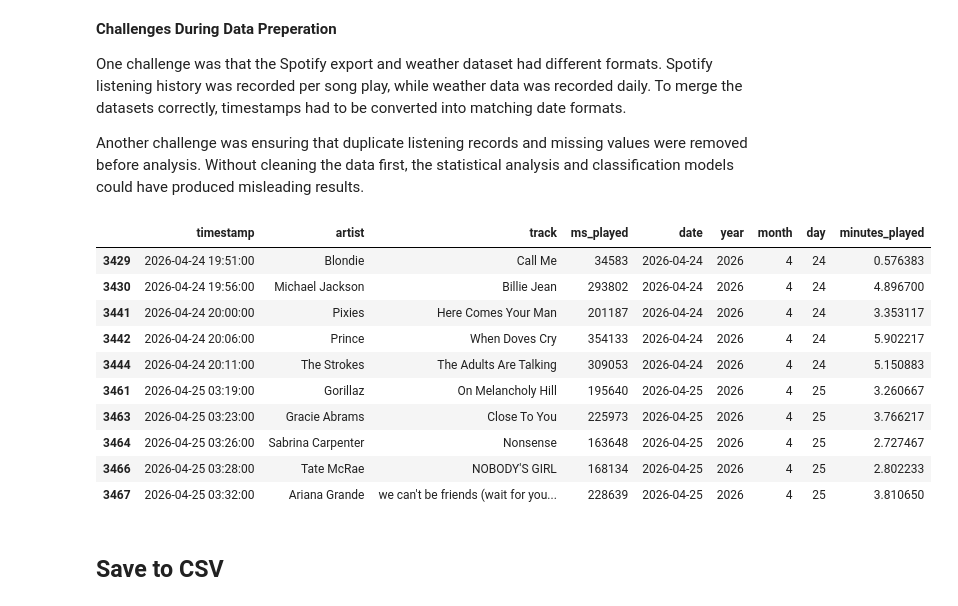
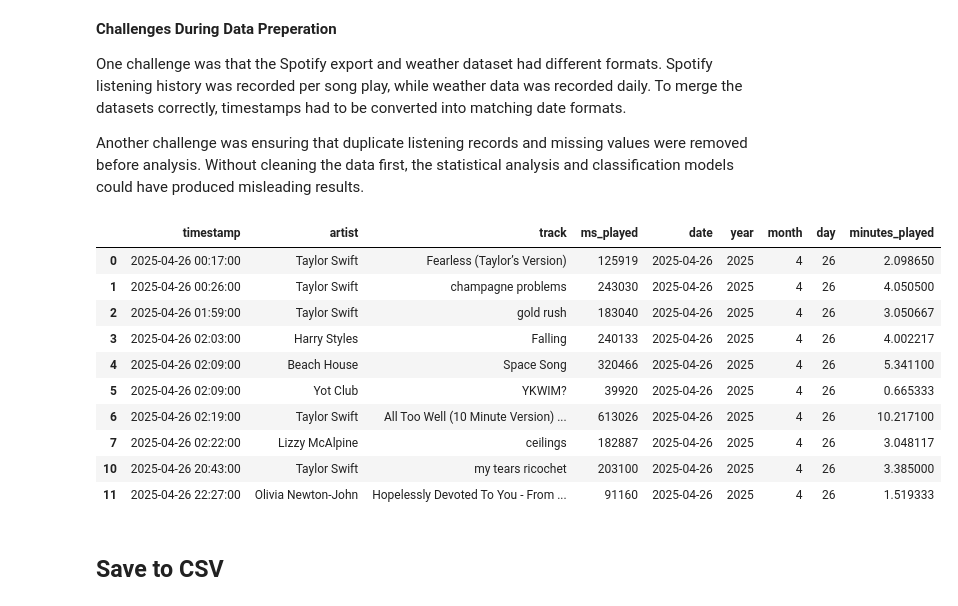
Before and after one commit to Lauren1205/spotify-data-analysis, a Jupyter notebook: analysis.ipynb, the cells around one changed output. Drawn from its saved outputs; the diff is of its cells as text; code cells hidden in the pictures.

```diff
--- a/analysis.ipynb
+++ b/analysis.ipynb
@@ -125,19 +125,19 @@ One challenge was that the Spotify export and weather dataset had different form
 Another challenge was ensuring that duplicate listening records and missing values were removed before analysis. Without cleaning the data first, the statistical analysis and classification models could have produced misleading results.
 # %%
 df = utils.clean_data(df)
-df.tail(10)
+df.head(10)
 # %% [output]
 |  | timestamp | artist | track | ms_played | date | year | month | day | minutes_played |
-| 3429 | 2026-04-24 19:51:00 | Blondie | Call Me | 34583 | 2026-04-24 | 2026 | 4 | 24 | 0.576383 |
-| 3430 | 2026-04-24 19:56:00 | Michael Jackson | Billie Jean | 293802 | 2026-04-24 | 2026 | 4 | 24 | 4.896700 |
-| 3441 | 2026-04-24 20:00:00 | Pixies | Here Comes Your Man | 201187 | 2026-04-24 | 2026 | 4 | 24 | 3.353117 |
-| 3442 | 2026-04-24 20:06:00 | Prince | When Doves Cry | 354133 | 2026-04-24 | 2026 | 4 | 24 | 5.902217 |
-| 3444 | 2026-04-24 20:11:00 | The Strokes | The Adults Are Talking | 309053 | 2026-04-24 | 2026 | 4 | 24 | 5.150883 |
-| 3461 | 2026-04-25 03:19:00 | Gorillaz | On Melancholy Hill | 195640 | 2026-04-25 | 2026 | 4 | 25 | 3.260667 |
-| 3463 | 2026-04-25 03:23:00 | Gracie Abrams | Close To You | 225973 | 2026-04-25 | 2026 | 4 | 25 | 3.766217 |
-| 3464 | 2026-04-25 03:26:00 | Sabrina Carpenter | Nonsense | 163648 | 2026-04-25 | 2026 | 4 | 25 | 2.727467 |
-| 3466 | 2026-04-25 03:28:00 | Tate McRae | NOBODY'S GIRL | 168134 | 2026-04-25 | 2026 | 4 | 25 | 2.802233 |
-| 3467 | 2026-04-25 03:32:00 | Ariana Grande | we can't be friends (wait for you... | 228639 | 2026-04-25 | 2026 | 4 | 25 | 3.810650 |
+| 0 | 2025-04-26 00:17:00 | Taylor Swift | Fearless (Taylor’s Version) | 125919 | 2025-04-26 | 2025 | 4 | 26 | 2.098650 |
+| 1 | 2025-04-26 00:26:00 | Taylor Swift | champagne problems | 243030 | 2025-04-26 | 2025 | 4 | 26 | 4.050500 |
+| 2 | 2025-04-26 01:59:00 | Taylor Swift | gold rush | 183040 | 2025-04-26 | 2025 | 4 | 26 | 3.050667 |
+| 3 | 2025-04-26 02:03:00 | Harry Styles | Falling | 240133 | 2025-04-26 | 2025 | 4 | 26 | 4.002217 |
+| 4 | 2025-04-26 02:09:00 | Beach House | Space Song | 320466 | 2025-04-26 | 2025 | 4 | 26 | 5.341100 |
+| 5 | 2025-04-26 02:09:00 | Yot Club | YKWIM? | 39920 | 2025-04-26 | 2025 | 4 | 26 | 0.665333 |
+| 6 | 2025-04-26 02:19:00 | Taylor Swift | All Too Well (10 Minute Version) ... | 613026 | 2025-04-26 | 2025 | 4 | 26 | 10.217100 |
+| 7 | 2025-04-26 02:22:00 | Lizzy McAlpine | ceilings | 182887 | 2025-04-26 | 2025 | 4 | 26 | 3.048117 |
+| 10 | 2025-04-26 20:43:00 | Taylor Swift | my tears ricochet | 203100 | 2025-04-26 | 2025 | 4 | 26 | 3.385000 |
+| 11 | 2025-04-26 22:27:00 | Olivia Newton-John | Hopelessly Devoted To You - From ... | 91160 | 2025-04-26 | 2025 | 4 | 26 | 1.519333 |
 # %% [markdown]
 ## Save to CSV
 # %%
```
Also changed, not shown: parts of 6 cells of this notebook.
